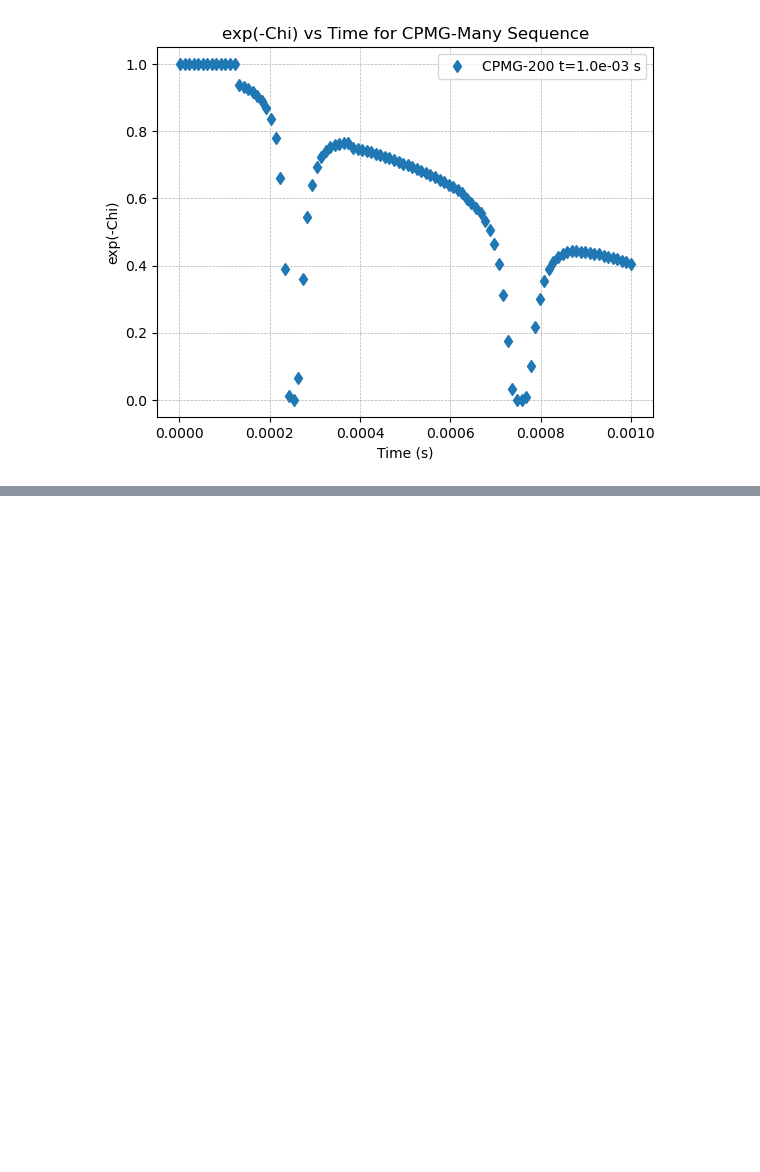
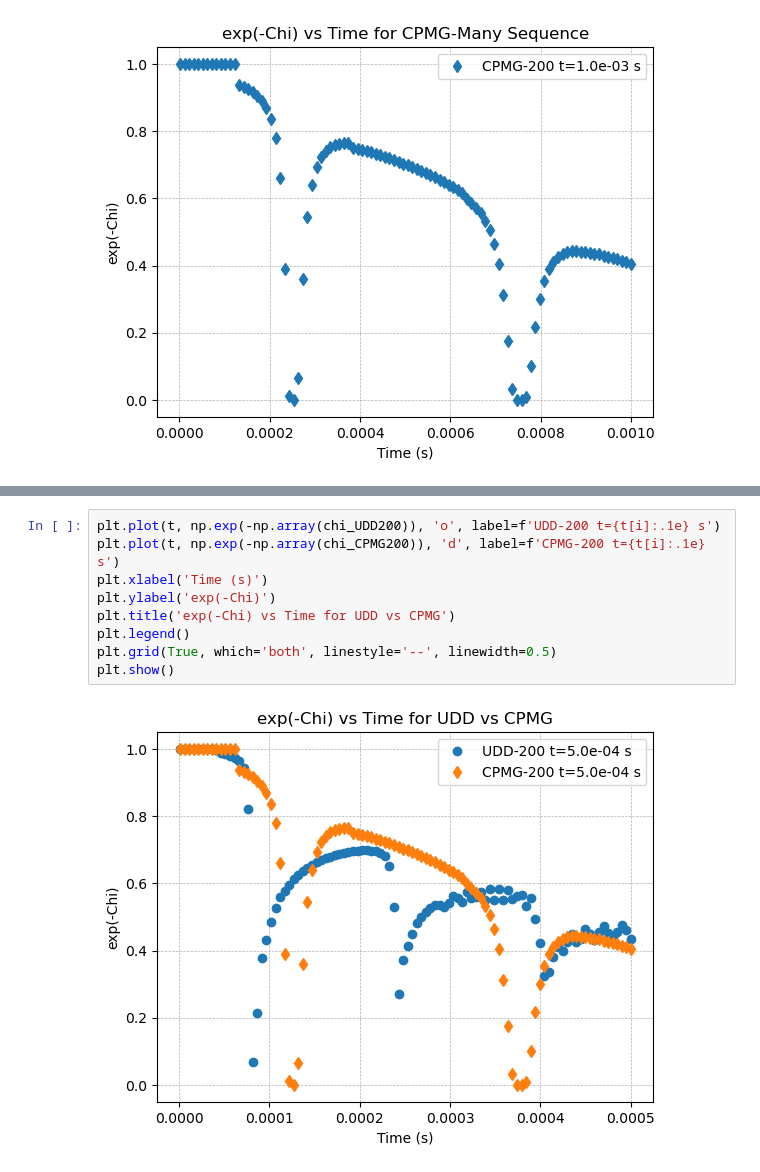
Before and after one commit to osipra/qubit-noise-spectroscopy, a Jupyter notebook: notebooks/02_noise_models.ipynb, the cells around one changed output, grey strips where cells are left out. Drawn from its saved outputs; the diff is of its cells as text; blank space fills up the shorter version.

```diff
--- a/notebooks/02_noise_models.ipynb
+++ b/notebooks/02_noise_models.ipynb
@@ -90,0 +151,11 @@ plt.show()
+# %%
+plt.plot(t, np.exp(-np.array(chi_UDD200)), 'o', label=f'UDD-200 t={t[i]:.1e} s')
+plt.plot(t, np.exp(-np.array(chi_CPMG200)), 'd', label=f'CPMG-200 t={t[i]:.1e} s')
+plt.xlabel('Time (s)')
+plt.ylabel('exp(-Chi)')
+plt.title('exp(-Chi) vs Time for UDD vs CPMG')
+plt.legend()
+plt.grid(True, which='both', linestyle='--', linewidth=0.5)
+plt.show()
+# %% [output]
+[figure, added]
```
Also changed, not shown: parts of 5 cells of this notebook, 2 other files.
